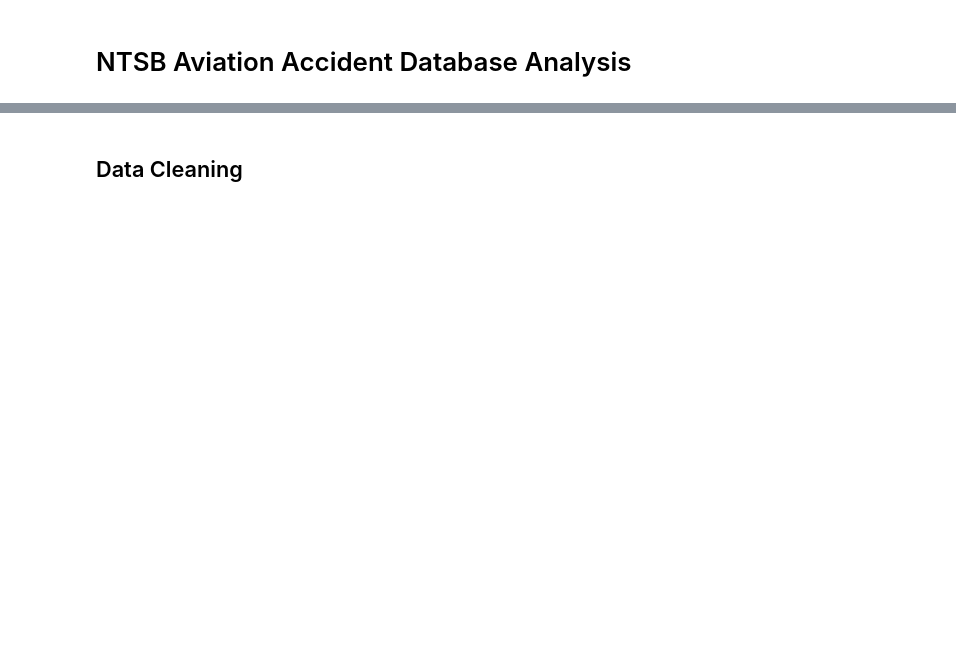
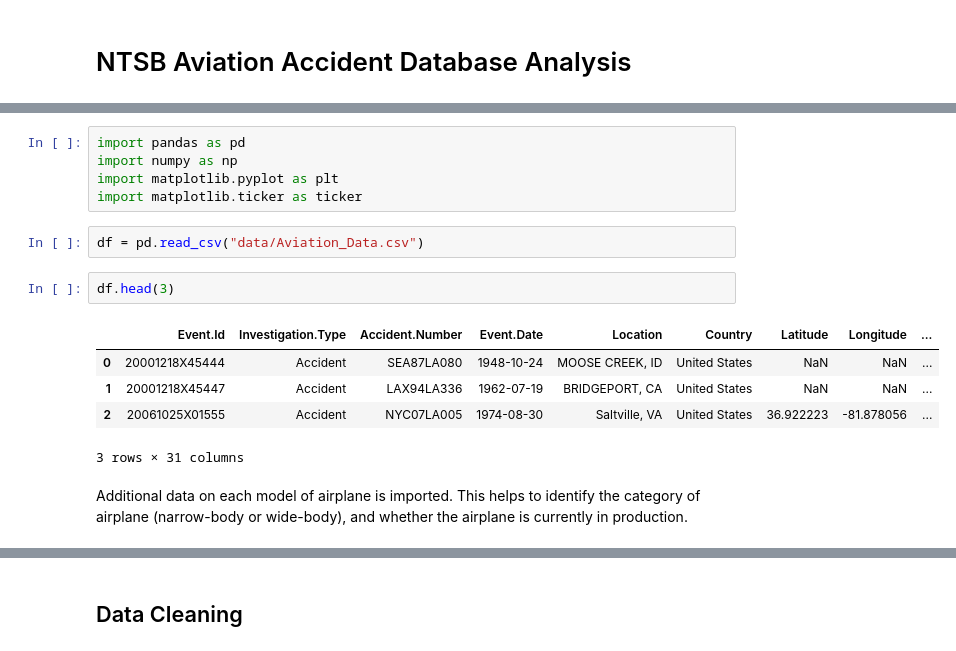
Before and after one commit to jgoett2/AirplaneRecommendations, a Jupyter notebook: AirplaneAnalysis.ipynb, the cells around one changed output, grey strips where cells are left out. Drawn from its saved outputs; the diff is of its cells as text; blank space fills up the shorter version.

```diff
--- a/AirplaneAnalysis.ipynb
+++ b/AirplaneAnalysis.ipynb
@@ -13,0 +25,17 @@ The features this analysis will focus on are:
+# %%
+import pandas as pd
+import numpy as np
+import matplotlib.pyplot as plt
+import matplotlib.ticker as ticker
+# %%
+df = pd.read_csv("data/Aviation_Data.csv")
+# %%
+df.head(3)
+# %% [output]
+|  | Event.Id | Investigation.Type | Accident.Number | Event.Date | Location | Country | Latitude | Longitude | ... |
+| 0 | 20001218X45444 | Accident | SEA87LA080 | 1948-10-24 | MOOSE CREEK, ID | United States | NaN | NaN | ... |
+| 1 | 20001218X45447 | Accident | LAX94LA336 | 1962-07-19 | BRIDGEPORT, CA | United States | NaN | NaN | ... |
+| 2 | 20061025X01555 | Accident | NYC07LA005 | 1974-08-30 | Saltville, VA | United States | 36.922223 | -81.878056 | ... |
+3 rows × 31 columns
+# %% [markdown]
+Additional data on each model of airplane is imported.  This helps to identify the category of airplane (narrow-body or wide-body), and whether the airplane is currently in production.
```
Also changed, not shown: parts of 65 cells of this notebook, 4 other files.
